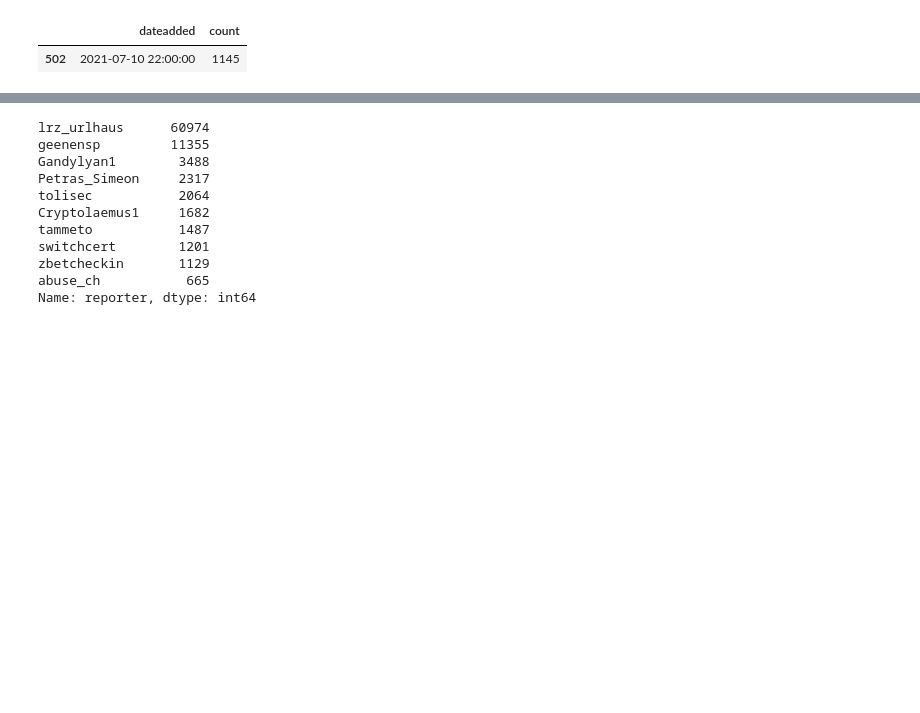
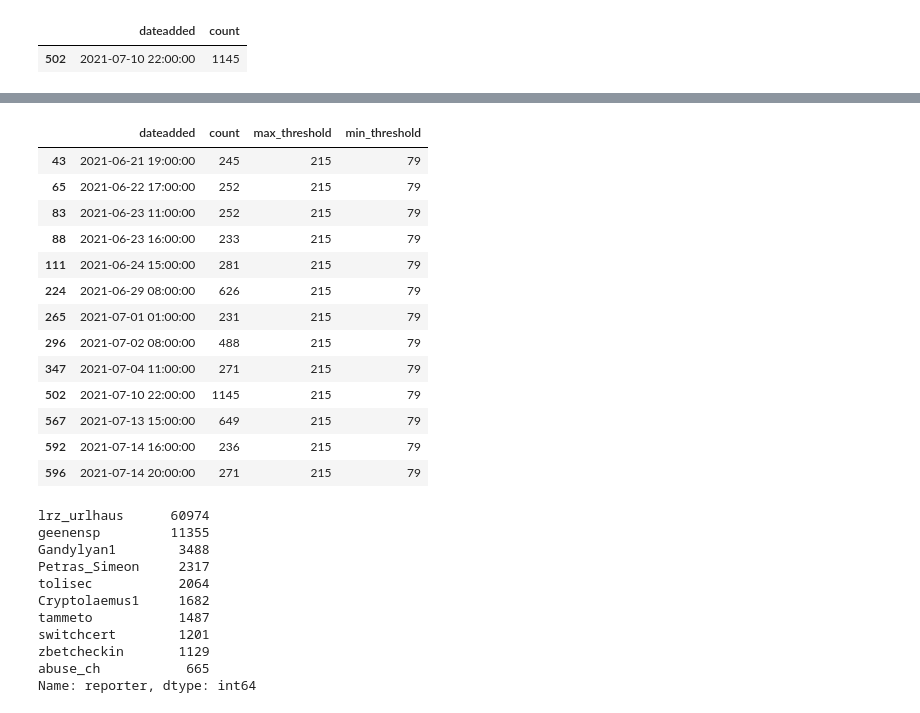
Before and after one commit to Stucki92/POC_ALEIA_GIT_JH, a Jupyter notebook: Notebook_Malware.ipynb, the cells around one changed output, grey strips where cells are left out. Cells and saved outputs as stored; diff of their text form; code cells hidden in the pictures; blank space fills up the shorter version.

```diff
--- a/Notebook_Malware.ipynb
+++ b/Notebook_Malware.ipynb
@@ -50,0 +61,5 @@ df_ts[df_ts['count'] == df_ts['count'].max()]
+# %%
+mu, std = norm.fit(df_ts['count'])
+# %%
+borne_max = mu + 2*std
+borne_min = mu - 2*std
@@ -51,3 +73,20 @@ df_ts[df_ts['count'] == df_ts['count'].max()]
+# %%
+df_ts[df_ts['count'] > borne_max]
+# %% [output]
+|  | dateadded | count | max_threshold | min_threshold |
+| 43 | 2021-06-21 19:00:00 | 245 | 215 | 79 |
+| 65 | 2021-06-22 17:00:00 | 252 | 215 | 79 |
+| 83 | 2021-06-23 11:00:00 | 252 | 215 | 79 |
+| 88 | 2021-06-23 16:00:00 | 233 | 215 | 79 |
+| 111 | 2021-06-24 15:00:00 | 281 | 215 | 79 |
+| 224 | 2021-06-29 08:00:00 | 626 | 215 | 79 |
+| 265 | 2021-07-01 01:00:00 | 231 | 215 | 79 |
+| 296 | 2021-07-02 08:00:00 | 488 | 215 | 79 |
+| 347 | 2021-07-04 11:00:00 | 271 | 215 | 79 |
+| 502 | 2021-07-10 22:00:00 | 1145 | 215 | 79 |
+| 567 | 2021-07-13 15:00:00 | 649 | 215 | 79 |
+| 592 | 2021-07-14 16:00:00 | 236 | 215 | 79 |
+| 596 | 2021-07-14 20:00:00 | 271 | 215 | 79 |
 # %%
 occ_reporter = dataframe['reporter'].value_counts()
 dataframe_reporter = pd.DataFrame(occ_reporter[:10]).reset_index()
```
Also changed, not shown: parts of 6 cells of this notebook.
